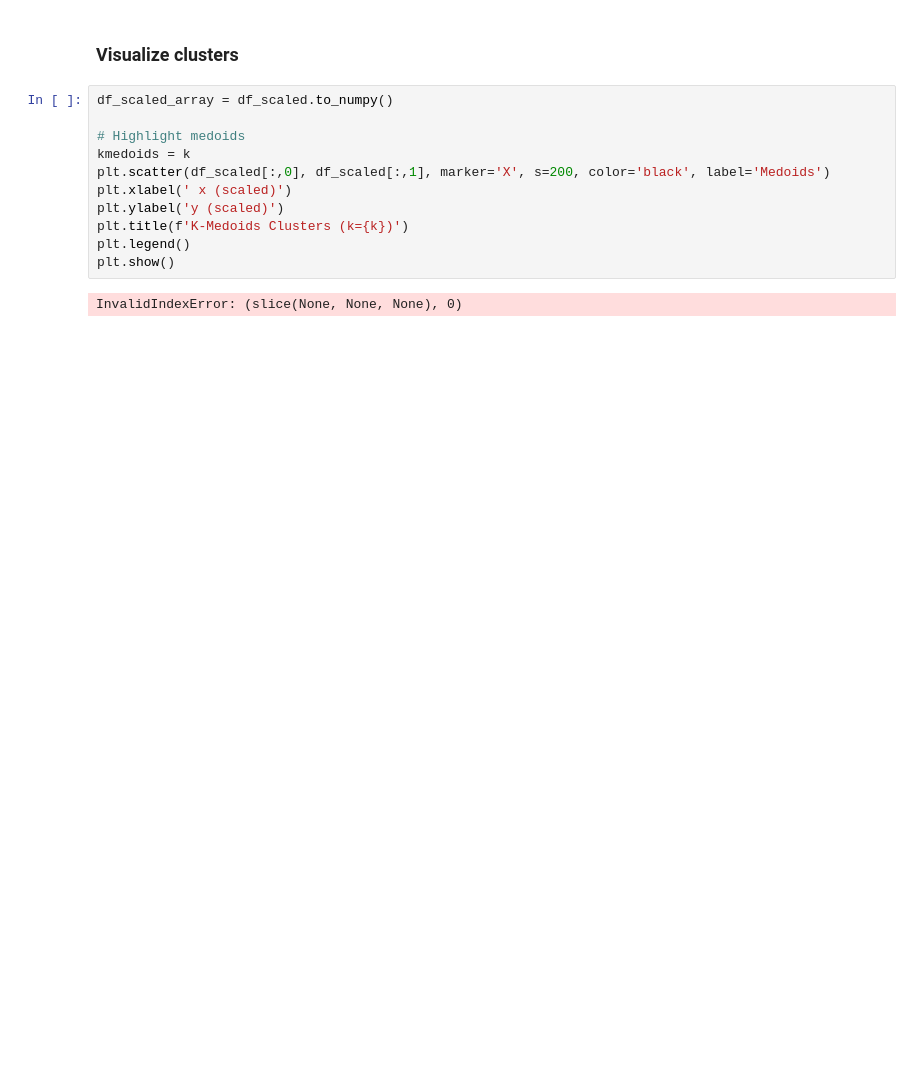
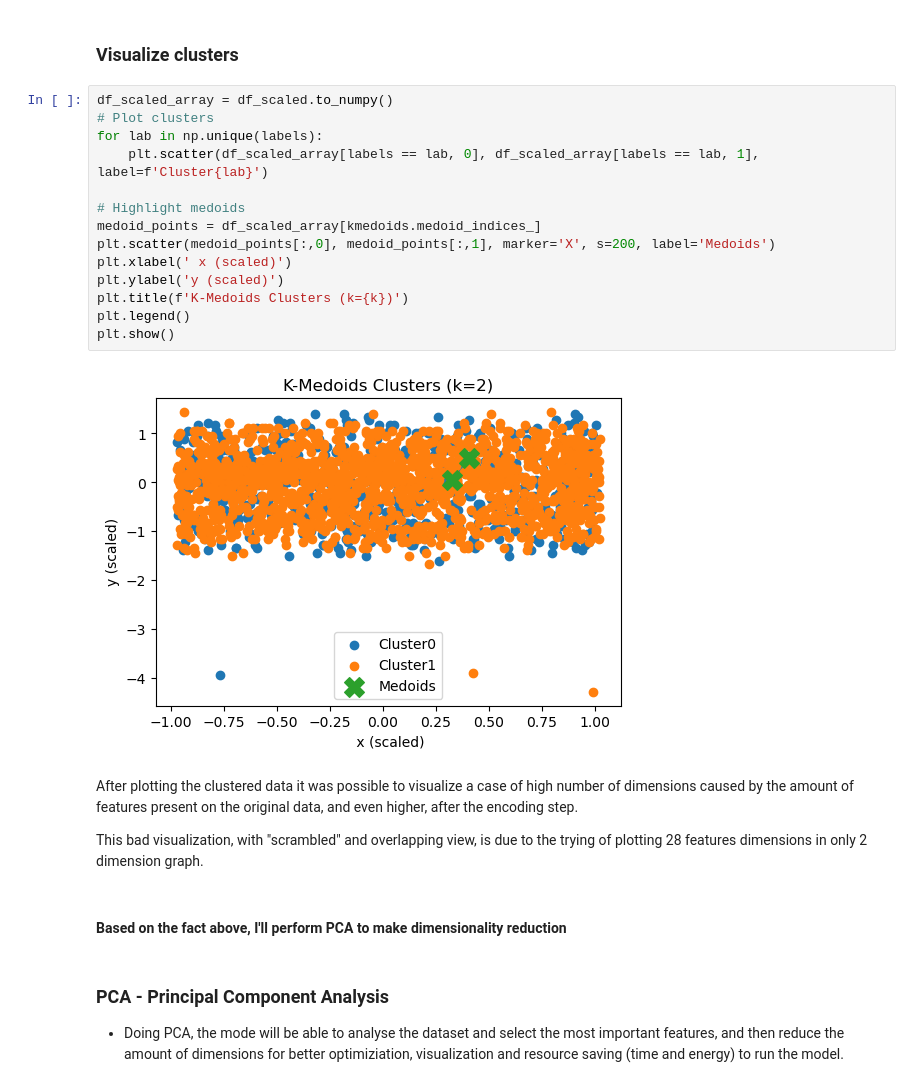
Before and after one commit to ALOBlack19/Marketing_Unsupervised_learning_Study, a Jupyter notebook: clustering_marketing_campaign_assignment.ipynb, the cells around one changed output. Saved outputs shown, nothing was run; the diff lists cells and outputs as text; blank space fills up the shorter version.

Commit message:
Fixing KMedoids plot and dimensional rearengenment

```diff
--- a/clustering_marketing_campaign_assignment.ipynb
+++ b/clustering_marketing_campaign_assignment.ipynb
@@ -429,14 +438,27 @@ Silhouette Score: 0.271
 ### Visualize clusters
 # %%
 df_scaled_array = df_scaled.to_numpy()
+# Plot clusters
+for lab in np.unique(labels):
+    plt.scatter(df_scaled_array[labels == lab, 0], df_scaled_array[labels == lab, 1], label=f'Cluster{lab}')
 
 # Highlight medoids
-kmedoids = k
-plt.scatter(df_scaled[:,0], df_scaled[:,1], marker='X', s=200, color='black', label='Medoids')
+medoid_points = df_scaled_array[kmedoids.medoid_indices_]
+plt.scatter(medoid_points[:,0], medoid_points[:,1], marker='X', s=200, label='Medoids')
 plt.xlabel(' x (scaled)')
 plt.ylabel('y (scaled)')
 plt.title(f'K-Medoids Clusters (k={k})')
 plt.legend()
 plt.show()
 # %% [output]
-InvalidIndexError: (slice(None, None, None), 0)
+[figure, added]
+# %% [markdown]
+After plotting the clustered data it was possible to visualize a case of high number of dimensions caused by the amount of features present on the original data, and even higher, after the encoding step.
+
+This bad visualization, with "scrambled" and overlapping view, is due to the trying of plotting 28 features dimensions in only 2 dimension graph.
+# %% [markdown]
+#### Based on the fact above, I'll perform PCA to make __dimensionality reduction__
+# %% [markdown]
+### __PCA - Principal Component Analysis__
+
+ - Doing PCA, the mode will be able to analyse the dataset and select the most important features, and then reduce the amount of dimensions for better optimiziation, visualization and resource saving (time and energy) to run the model.
```
Also changed, not shown: parts of 12 cells of this notebook.
